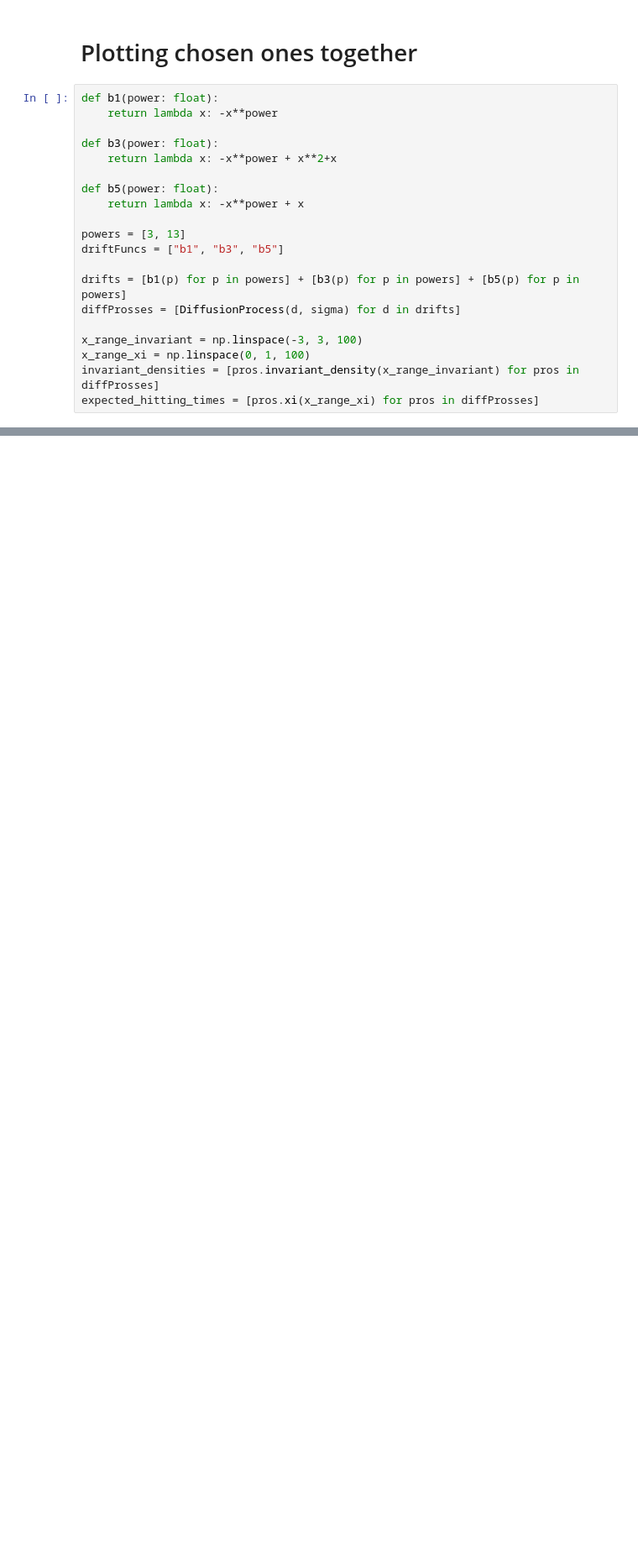
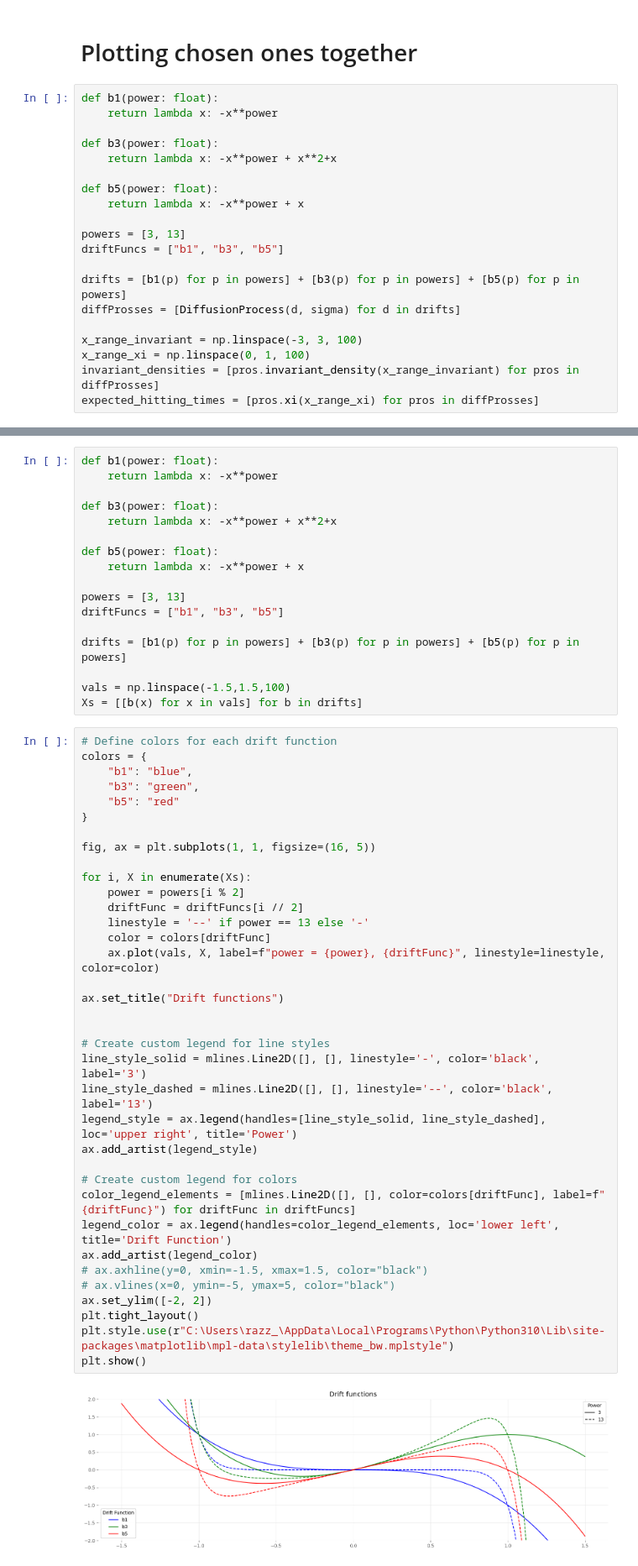
Before and after one commit to RasmusBrostroem/Data-driven-algorithms-for-Impulse-control-problem-Thesis, a Jupyter notebook: TestingMisspecificationFunctions.ipynb, the cells around one changed output, grey strips where cells are left out. Shown at 84% size. Cells and saved outputs as stored; diff of their text form; blank space fills up the shorter version.

```diff
--- a/TestingMisspecificationFunctions.ipynb
+++ b/TestingMisspecificationFunctions.ipynb
@@ -224,0 +225,55 @@ plt.show()
+# %%
+def b1(power: float):
+    return lambda x: -x**power
+
+def b3(power: float):
+    return lambda x: -x**power + x**2+x
+
+def b5(power: float):
+    return lambda x: -x**power + x
+
+powers = [3, 13]
+driftFuncs = ["b1", "b3", "b5"]
+
+drifts = [b1(p) for p in powers] + [b3(p) for p in powers] + [b5(p) for p in powers]
+
+vals = np.linspace(-1.5,1.5,100)
+Xs = [[b(x) for x in vals] for b in drifts]
+# %%
+# Define colors for each drift function
+colors = {
+    "b1": "blue",
+    "b3": "green",
+    "b5": "red"
+}
+
+fig, ax = plt.subplots(1, 1, figsize=(16, 5))
+
+for i, X in enumerate(Xs):
+    power = powers[i % 2]
+    driftFunc = driftFuncs[i // 2]
+    linestyle = '--' if power == 13 else '-'
+    color = colors[driftFunc]
+    ax.plot(vals, X, label=f"power = {power}, {driftFunc}", linestyle=linestyle, color=color)
+
+ax.set_title("Drift functions")
+
+
+# Create custom legend for line styles
+line_style_solid = mlines.Line2D([], [], linestyle='-', color='black', label='3')
+line_style_dashed = mlines.Line2D([], [], linestyle='--', color='black', label='13')
+legend_style = ax.legend(handles=[line_style_solid, line_style_dashed], loc='upper right', title='Power')
+ax.add_artist(legend_style)
+
+# Create custom legend for colors
+color_legend_elements = [mlines.Line2D([], [], color=colors[driftFunc], label=f"{driftFunc}") for driftFunc in driftFuncs]
+legend_color = ax.legend(handles=color_legend_elements, loc='lower left', title='Drift Function')
+ax.add_artist(legend_color)
+# ax.axhline(y=0, xmin=-1.5, xmax=1.5, color="black")
+# ax.vlines(x=0, ymin=-5, ymax=5, color="black")
+ax.set_ylim([-2, 2])
+plt.tight_layout()
+plt.style.use(r"C:\Users\razz_\AppData\Local\Programs\Python\Python310\Lib\site-packages\matplotlib\mpl-data\stylelib\theme_bw.mplstyle")
+plt.show()
+# %% [output]
+[figure, added]
```
Also changed, not shown: parts of 2 cells of this notebook, 5 other files.
